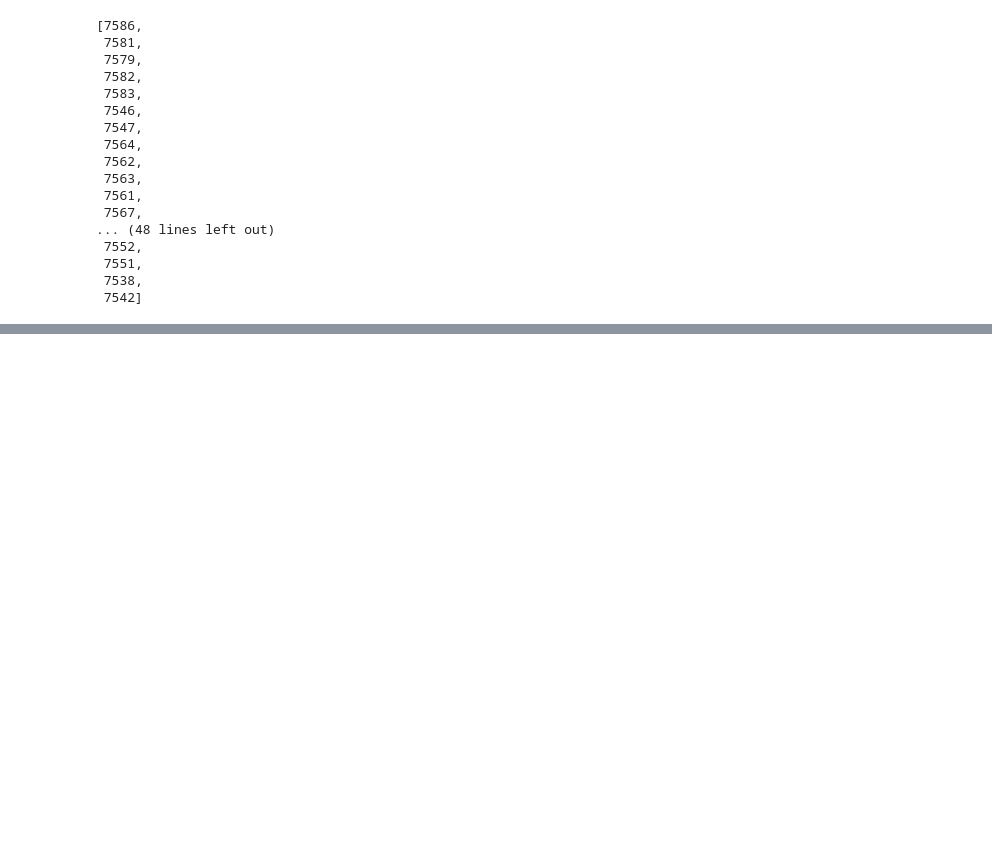
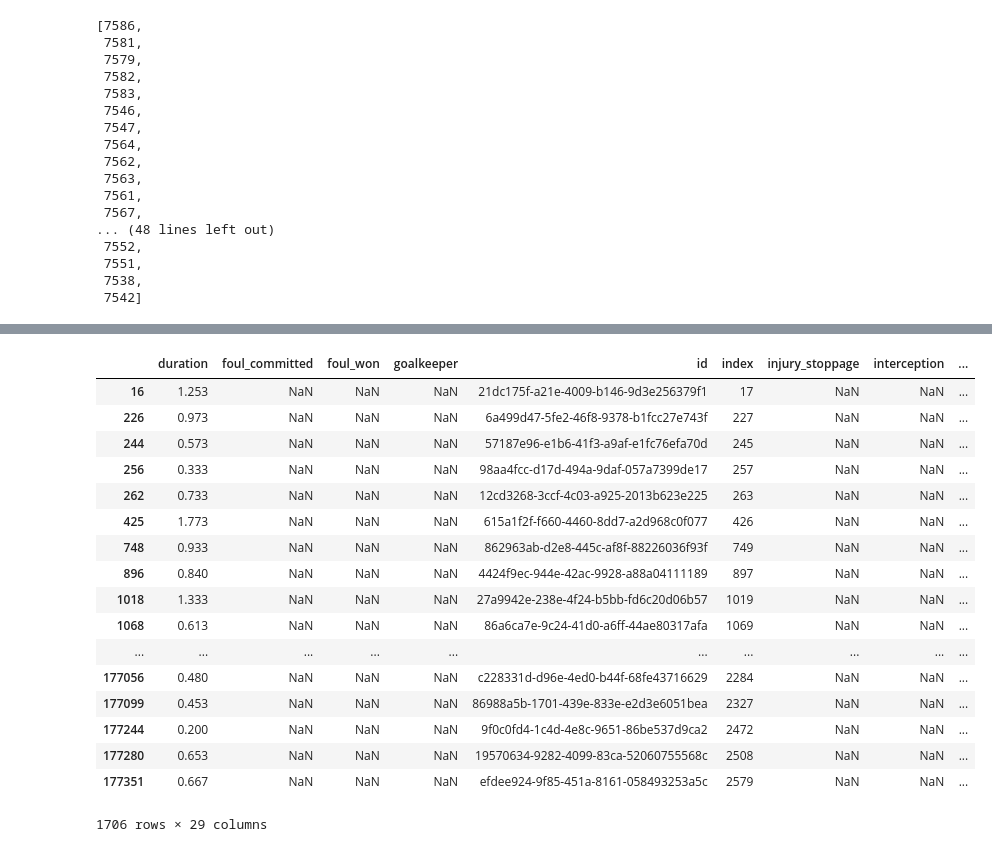
Before and after one commit to sebquetin/ML_Football, a Jupyter notebook: ProjetMLFootball.ipynb, the cells around one changed output, grey strips where cells are left out. Cells and saved outputs as stored; diff of their text form; code cells hidden in the pictures; blank space fills up the shorter version.

```diff
--- a/ProjetMLFootball.ipynb
+++ b/ProjetMLFootball.ipynb
@@ -152,0 +185,22 @@ Name: colname, Length: 1706, dtype: float64
+# %%
+df_shot2 = df_shot.drop(df_shot.columns[0:8], axis=1)
+df_shot2
+# %% [output]
+|  | duration | foul_committed | foul_won | goalkeeper | id | index | injury_stoppage | interception | ... |
+| 16 | 1.253 | NaN | NaN | NaN | 21dc175f-a21e-4009-b146-9d3e256379f1 | 17 | NaN | NaN | ... |
+| 226 | 0.973 | NaN | NaN | NaN | 6a499d47-5fe2-46f8-9378-b1fcc27e743f | 227 | NaN | NaN | ... |
+| 244 | 0.573 | NaN | NaN | NaN | 57187e96-e1b6-41f3-a9af-e1fc76efa70d | 245 | NaN | NaN | ... |
+| 256 | 0.333 | NaN | NaN | NaN | 98aa4fcc-d17d-494a-9daf-057a7399de17 | 257 | NaN | NaN | ... |
+| 262 | 0.733 | NaN | NaN | NaN | 12cd3268-3ccf-4c03-a925-2013b623e225 | 263 | NaN | NaN | ... |
+| 425 | 1.773 | NaN | NaN | NaN | 615a1f2f-f660-4460-8dd7-a2d968c0f077 | 426 | NaN | NaN | ... |
+| 748 | 0.933 | NaN | NaN | NaN | 862963ab-d2e8-445c-af8f-88226036f93f | 749 | NaN | NaN | ... |
+| 896 | 0.840 | NaN | NaN | NaN | 4424f9ec-944e-42ac-9928-a88a04111189 | 897 | NaN | NaN | ... |
+| 1018 | 1.333 | NaN | NaN | NaN | 27a9942e-238e-4f24-b5bb-fd6c20d06b57 | 1019 | NaN | NaN | ... |
+| 1068 | 0.613 | NaN | NaN | NaN | 86a6ca7e-9c24-41d0-a6ff-44ae80317afa | 1069 | NaN | NaN | ... |
+| ... | ... | ... | ... | ... | ... | ... | ... | ... | ... |
+| 177056 | 0.480 | NaN | NaN | NaN | c228331d-d96e-4ed0-b44f-68fe43716629 | 2284 | NaN | NaN | ... |
+| 177099 | 0.453 | NaN | NaN | NaN | 86988a5b-1701-439e-833e-e2d3e6051bea | 2327 | NaN | NaN | ... |
+| 177244 | 0.200 | NaN | NaN | NaN | 9f0c0fd4-1c4d-4e8c-9651-86be537d9ca2 | 2472 | NaN | NaN | ... |
+| 177280 | 0.653 | NaN | NaN | NaN | 19570634-9282-4099-83ca-52060755568c | 2508 | NaN | NaN | ... |
+| 177351 | 0.667 | NaN | NaN | NaN | efdee924-9f85-451a-8161-058493253a5c | 2579 | NaN | NaN | ... |
+1706 rows × 29 columns
```
Also changed, not shown: parts of 25 cells of this notebook.
